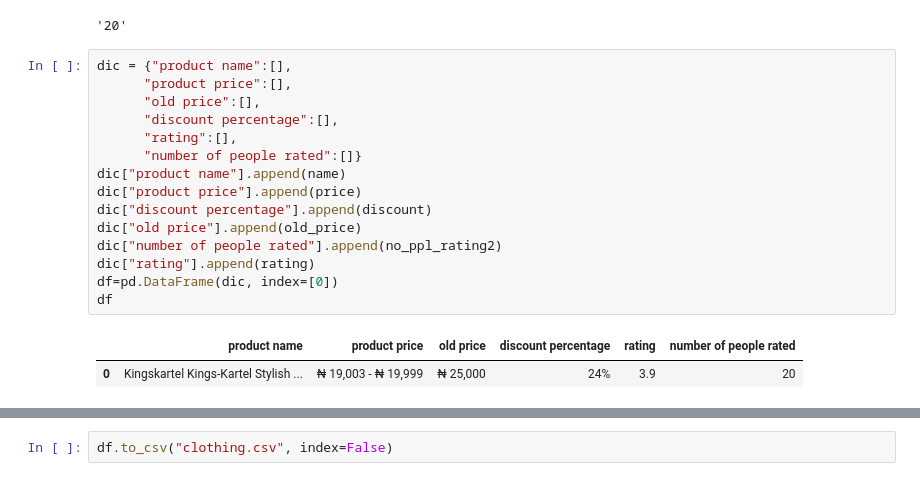
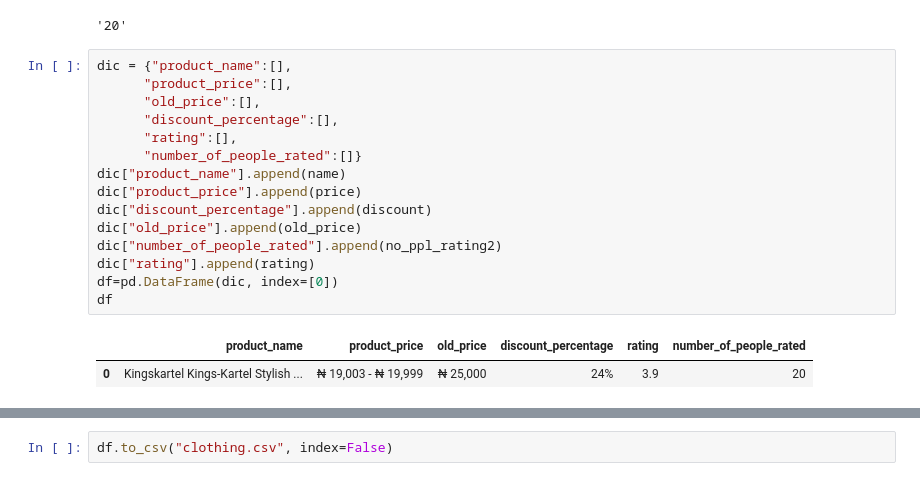
Before and after one commit to McBoson/web-scrapping, a Jupyter notebook: Web Scrapping tutorial.ipynb, the cells around one changed output, grey strips where cells are left out. Saved outputs shown, nothing was run; the diff lists cells and outputs as text.

```diff
--- a/Web Scrapping tutorial.ipynb
+++ b/Web Scrapping tutorial.ipynb
@@ -151,21 +151,21 @@ no_ppl_rating2
 # %% [output]
 '20'
 # %%
-dic = {"product name":[],
-      "product price":[],
-      "old price":[],
-      "discount percentage":[],
+dic = {"product_name":[],
+      "product_price":[],
+      "old_price":[],
+      "discount_percentage":[],
       "rating":[],
-      "number of people rated":[]}
-dic["product name"].append(name)
-dic["product price"].append(price)
-dic["discount percentage"].append(discount)
-dic["old price"].append(old_price)
-dic["number of people rated"].append(no_ppl_rating2)
+      "number_of_people_rated":[]}
+dic["product_name"].append(name)
+dic["product_price"].append(price)
+dic["discount_percentage"].append(discount)
+dic["old_price"].append(old_price)
+dic["number_of_people_rated"].append(no_ppl_rating2)
 dic["rating"].append(rating)
 df=pd.DataFrame(dic, index=[0])
 df
 # %% [output]
-|  | product name | product price | old price | discount percentage | rating | number of people rated |
+|  | product_name | product_price | old_price | discount_percentage | rating | number_of_people_rated |
 | 0 | Kingskartel Kings-Kartel Stylish ... | ₦ 19,003 - ₦ 19,999 | ₦ 25,000 | 24% | 3.9 | 20 |
 # %%
```
Also changed, not shown: parts of 18 cells of this notebook.
